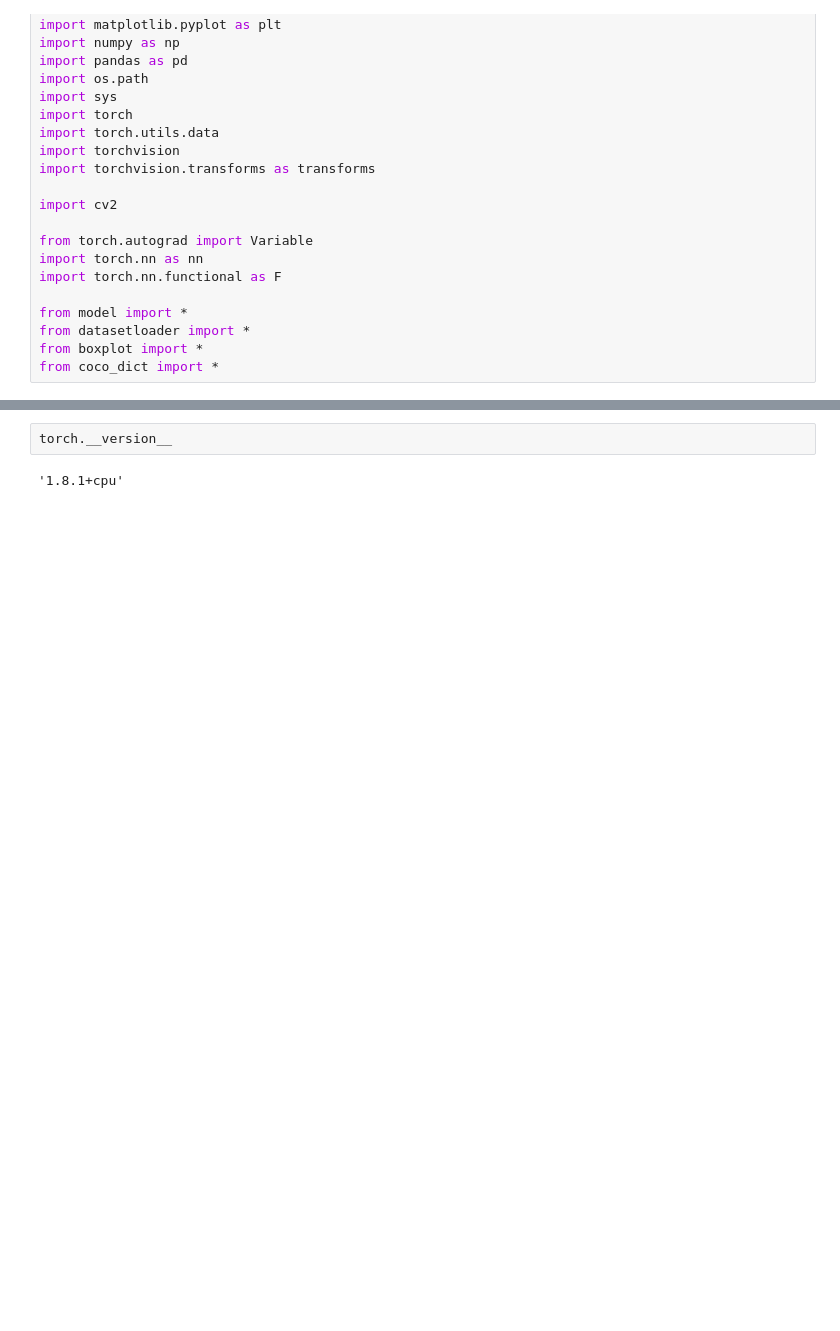
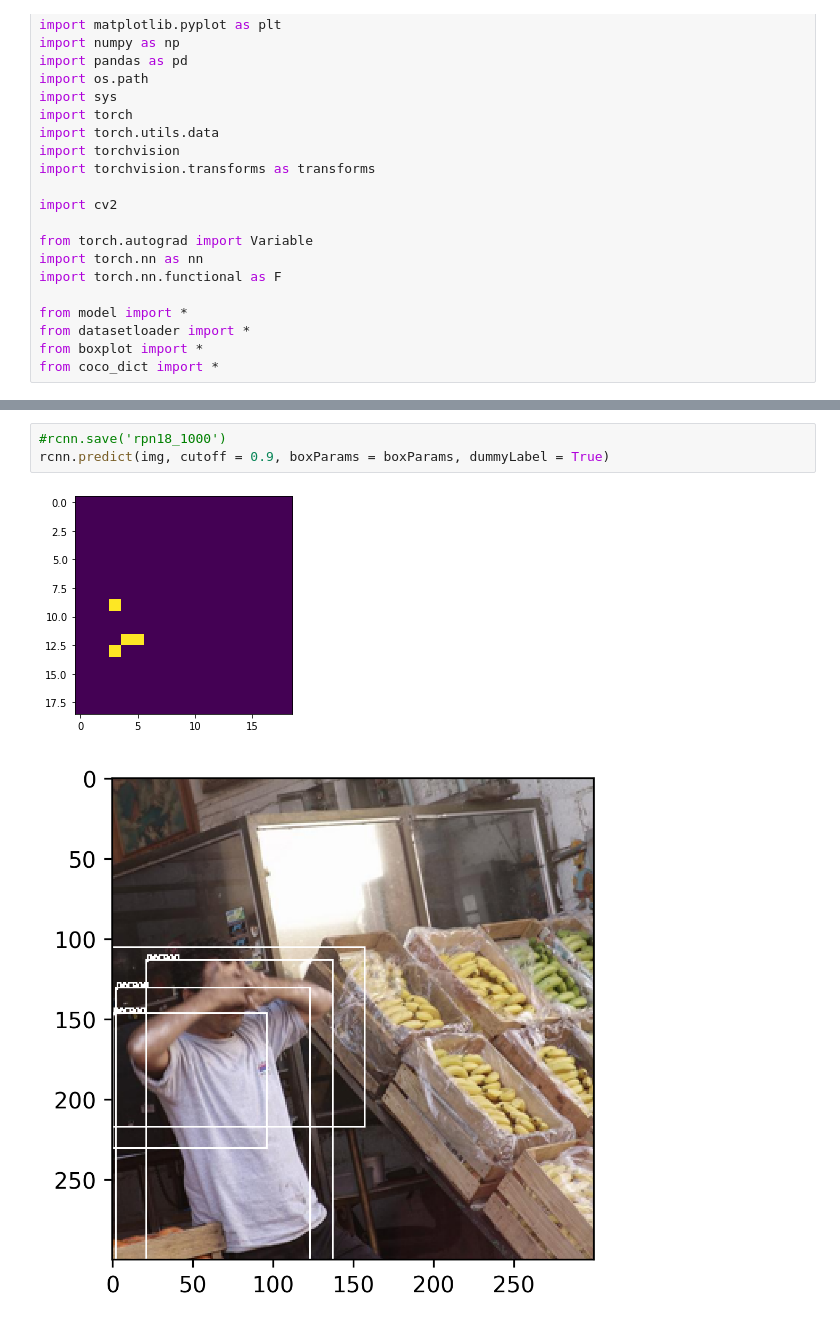
Before and after one commit to tmillre/faster_rcnn_project, a Jupyter notebook: tcm3_RPN_final.ipynb, the cells around one changed output, grey strips where cells are left out. Cells and saved outputs as stored; diff of their text form; blank space fills up the shorter version.

```diff
--- a/tcm3_RPN_final.ipynb
+++ b/tcm3_RPN_final.ipynb
@@ -109,4 +146,6 @@ torch.Size([12, 256, 10, 10])
-# %%
-torch.__version__
-# %% [output]
-'1.8.1+cpu'
+# %%
+#rcnn.save('rpn18_1000')
+rcnn.predict(img, cutoff = 0.9, boxParams = boxParams, dummyLabel = True)
+# %% [output]
+[figure, added]
+[figure, added]
```
Also changed, not shown: parts of 9 cells of this notebook, 4 other files.
